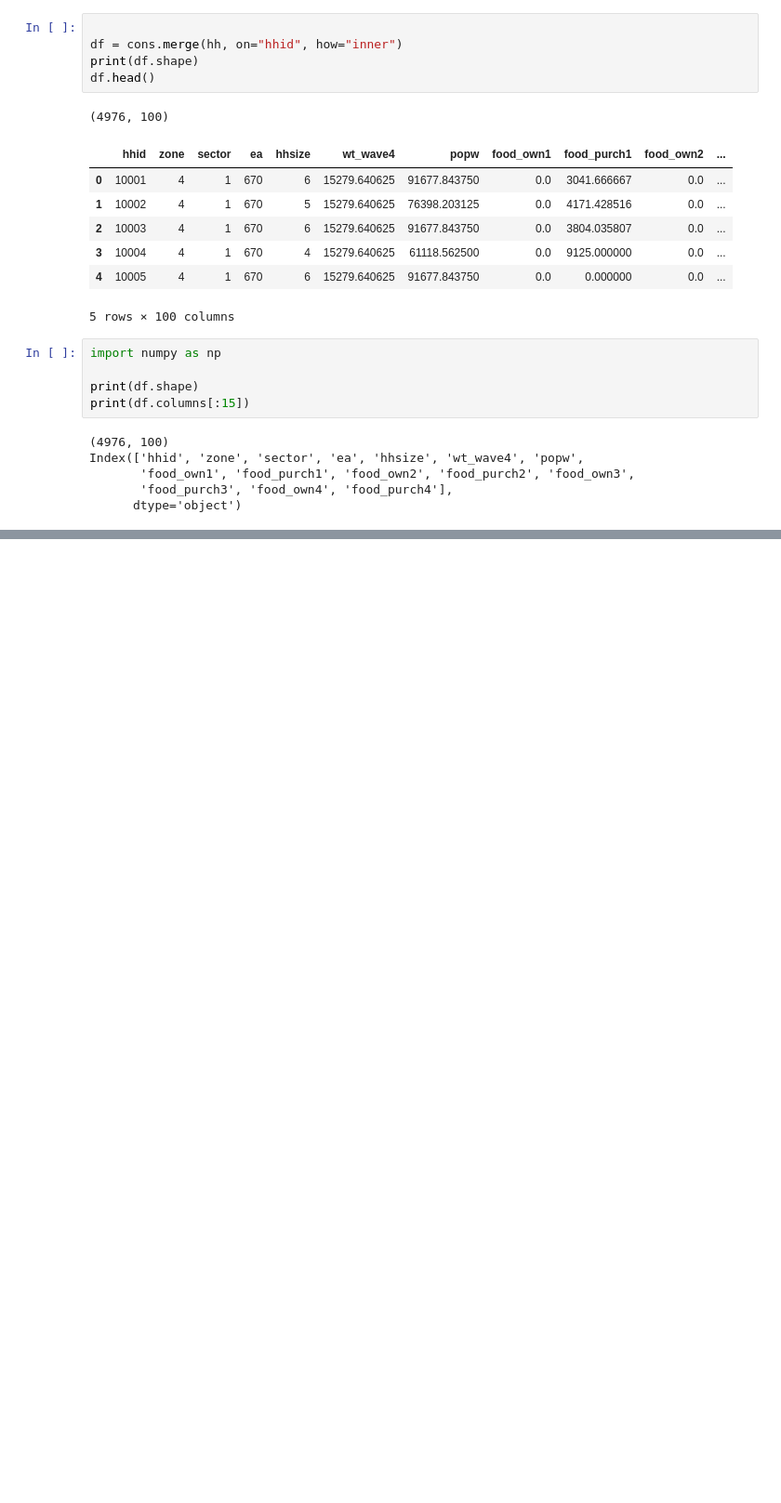
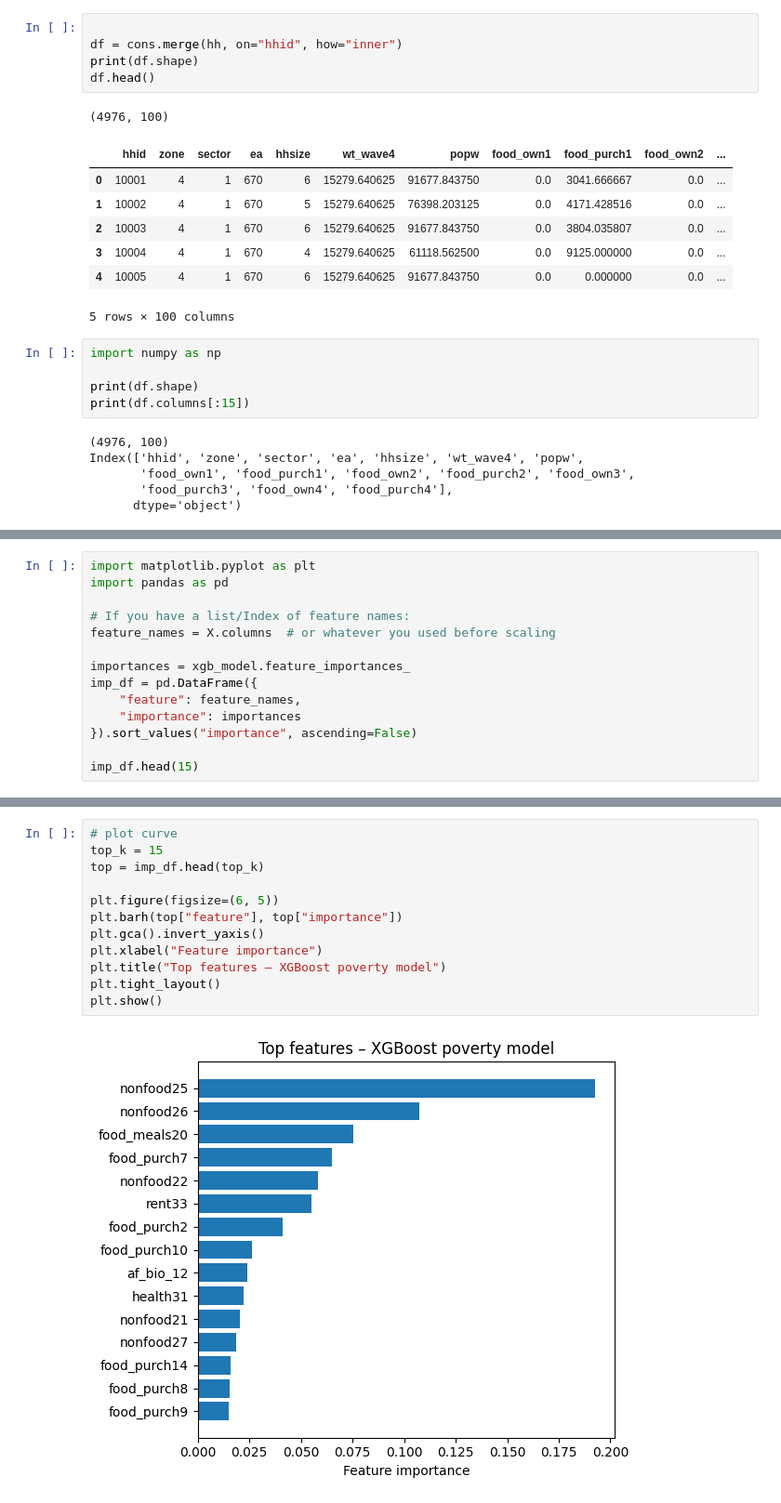
Before and after one commit to aisha13dikko-sudo/AISD-poverty-Nigeria-Context, a Jupyter notebook: Nigeria_tabular_model.ipynb, the cells around one changed output, grey strips where cells are left out. Shown: that part at 93% size. Cells and saved outputs as stored; diff of their text form; blank space fills up the shorter version.

```diff
--- a/Nigeria_tabular_model.ipynb
+++ b/Nigeria_tabular_model.ipynb
@@ -230,0 +256,14 @@ R2: -307.14614520941024
+# %%
+import matplotlib.pyplot as plt
+import pandas as pd
+
+# If you have a list/Index of feature names:
+feature_names = X.columns  # or whatever you used before scaling
+
+importances = xgb_model.feature_importances_
+imp_df = pd.DataFrame({
+    "feature": feature_names,
+    "importance": importances
+}).sort_values("importance", ascending=False)
+
+imp_df.head(15)
@@ -230,0 +287,14 @@ R2: -307.14614520941024
+# %%
+# plot curve
+top_k = 15
+top = imp_df.head(top_k)
+
+plt.figure(figsize=(6, 5))
+plt.barh(top["feature"], top["importance"])
+plt.gca().invert_yaxis()
+plt.xlabel("Feature importance")
+plt.title("Top features – XGBoost poverty model")
+plt.tight_layout()
+plt.show()
+# %% [output]
+[figure, added]
```
Also changed, not shown: parts of 25 cells of this notebook.
